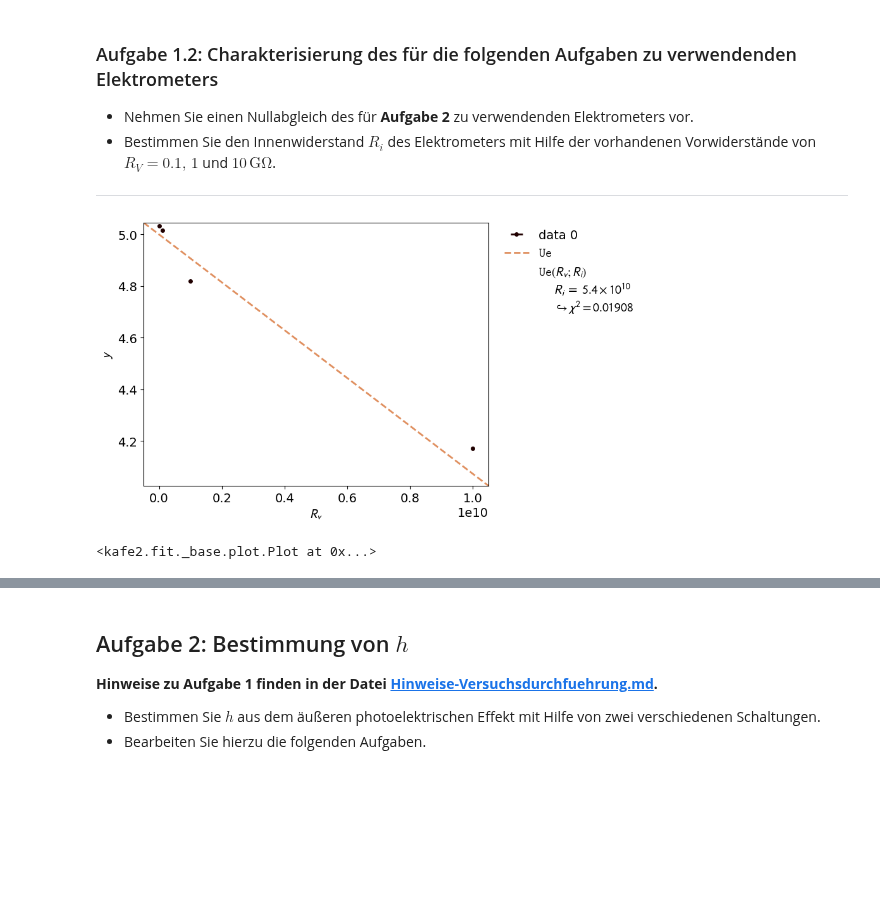
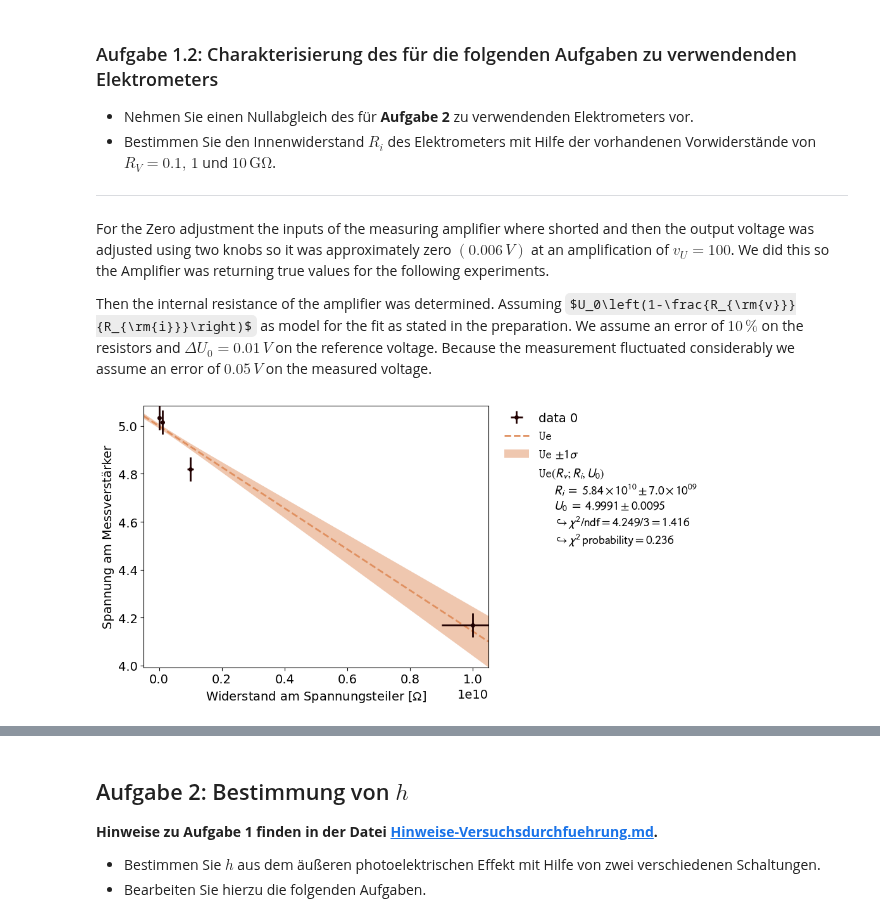
Before and after one commit to HerbertderGrosse/P2-sose-2024, a Jupyter notebook: Photoeffekt/Photoeffekt.ipynb, the cells around one changed output, grey strips where cells are left out. Cells and saved outputs as stored; diff of their text form; code cells hidden in the pictures; some formulas as TeX source; blank space fills up the shorter version.

```diff
--- a/Photoeffekt/Photoeffekt.ipynb
+++ b/Photoeffekt/Photoeffekt.ipynb
@@ -117,16 +119,31 @@ Beschreiben und erklären Sie Ihre Beobachtungen.
  * Bestimmen Sie den Innenwiderstand $R_{i}$ des Elektrometers mit Hilfe der vorhandenen Vorwiderstände von $R_{V}=0.1,\, 1$ und $10\,\mathrm{G\Omega}$.
 
 ---
+# %% [markdown]
+For the Zero adjustment the inputs of the measuring amplifier where shorted and then the output voltage was adjusted using two knobs so it was approximately zero $(0.006\,V)$ at an amplification of $v_U=100$. We did this so the Amplifier was returning true values for the following experiments.
+
+Then the internal resistance of the amplifier was determined. Assuming $U_0\left(1-\frac{R_{\rm{v}}}{R_{\rm{i}}}\right)$ as model for the fit as stated in the preparation. We assume an error of $10\,\%$ on the resistors and $\Delta U_0=0.01\,V$ on the reference voltage. Because the measurement fluctuated considerably we assume an error of $0.05\,V$ on the measured voltage.
 # %%
 Rs = np.array([[10,5.034],[100,5.016],[1000,4.820],[10000,4.170]]) #[MOhm,Volt]
 Rs[:,0] *= 1e6
-U_0 = 5
 
-def Ue(R_v,R_i):
+def Ue(R_v,R_i=1e10,U_0=5):
     return U_0*(1-R_v/R_i)
 
-fit = kafe2.xy_fit(Ue,Rs[:,0],Rs[:,1])
-kafe2.plot()
+
+resist = kafe2.XYContainer(Rs[:,0],Rs[:,1])
+resist.add_error('x',0.1,relative=True)
+resist.add_error('y',0.05)
+resist_fit = kafe2.Fit(resist,Ue)
+
+resist_fit.add_parameter_constraint("U_0",5,0.01)
+
+resist_fit.do_fit()
+resist_plot = kafe2.Plot(resist_fit)
+resist_plot.y_label = 'Spannung am Messverstärker'
+resist_plot.x_label = 'Widerstand am Spannungsteiler [$\Omega$]'
+resist_plot.plot()
+plt.show()
+Ri = ufloat(resist_fit.parameter_values[0],resist_fit.parameter_errors[0])
 # %% [output]
-[figure, old version]
+[figure, new version]
-<kafe2.fit._base.plot.Plot at 0x...>
```
Also changed, not shown: parts of 16 cells of this notebook.
